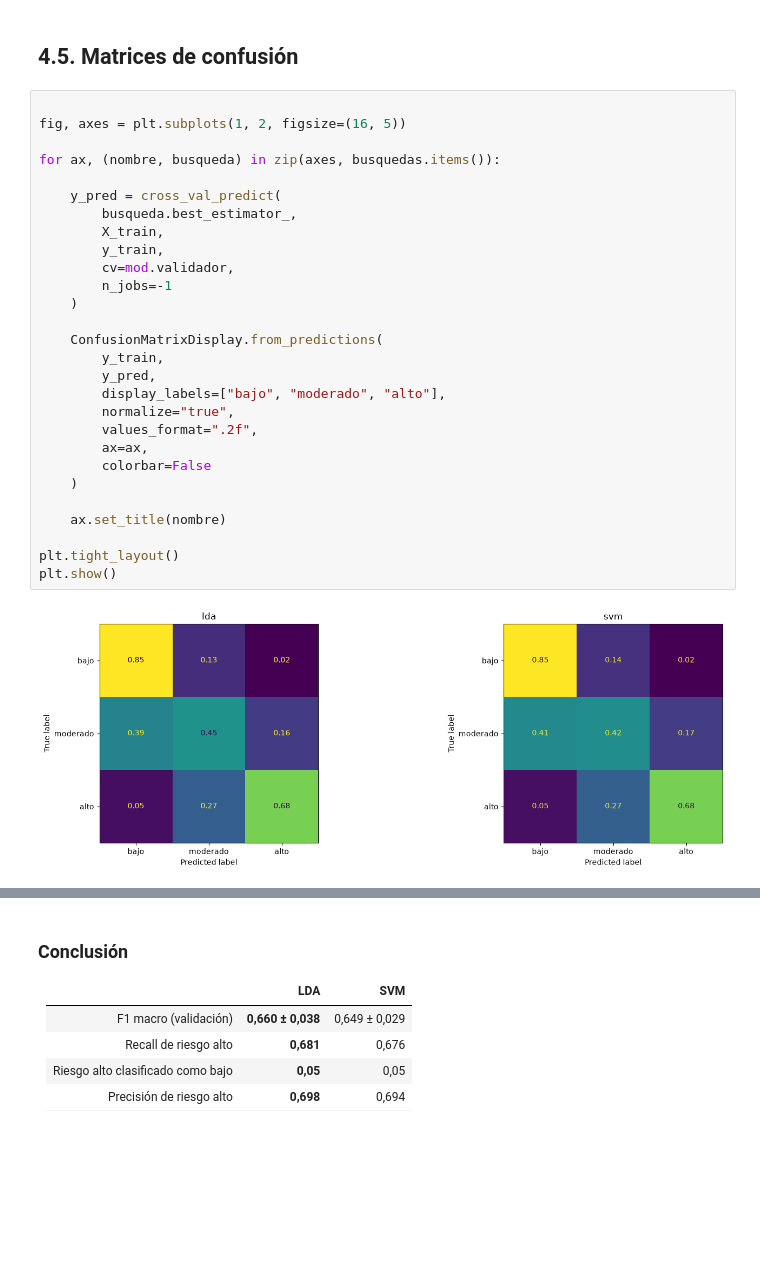
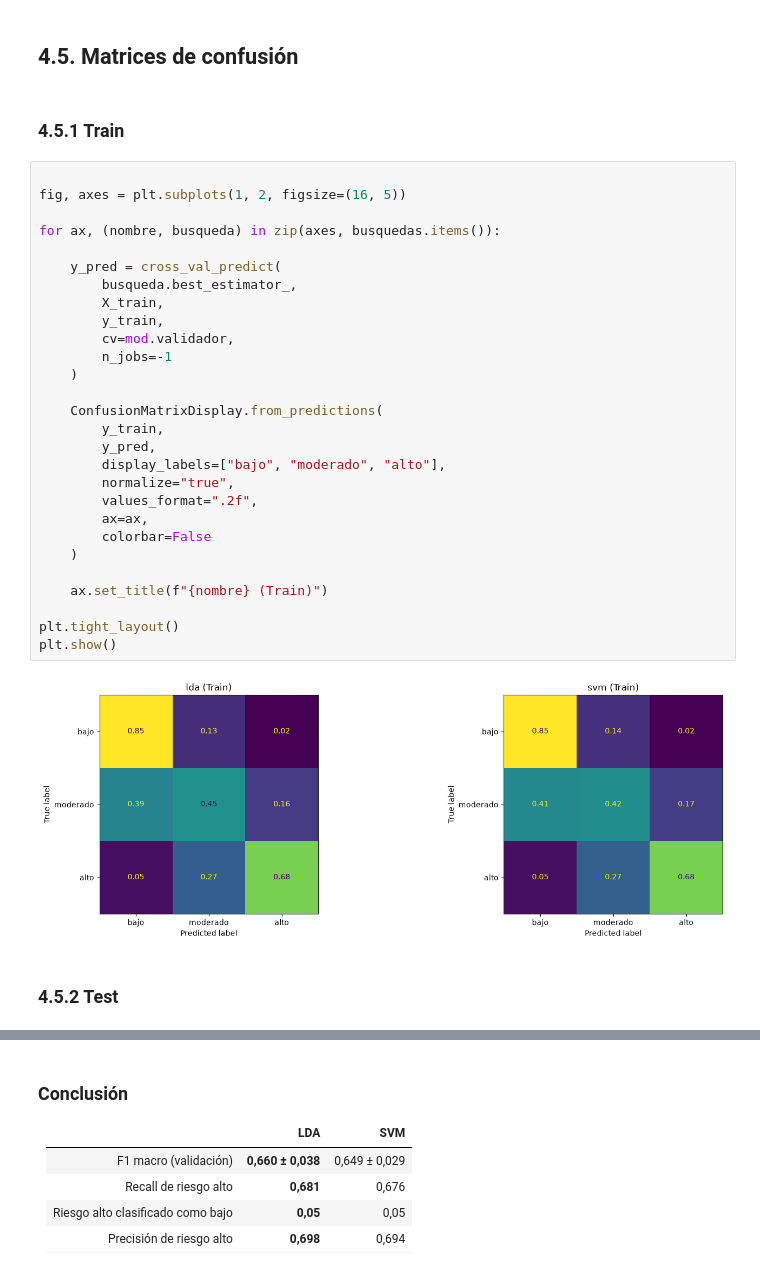
Before and after one commit to enzocastrozn/machine_learning, a Jupyter notebook: src/modelos_enzo.ipynb, the cells around one changed output, grey strips where cells are left out. Drawn from its saved outputs; the diff is of its cells as text; blank space fills up the shorter version.

```diff
--- a/src/modelos_enzo.ipynb
+++ b/src/modelos_enzo.ipynb
@@ -410,33 +418,37 @@ folds.round(3)
 | 4 | 0.620 | 0.610 | -0.009 |
 # %% [markdown]
 ## 4.5. Matrices de confusión
+# %% [markdown]
+### 4.5.1 Train
 # %%
 
 fig, axes = plt.subplots(1, 2, figsize=(16, 5))
 
 for ax, (nombre, busqueda) in zip(axes, busquedas.items()):
 
     y_pred = cross_val_predict(
         busqueda.best_estimator_,
         X_train,
         y_train,
         cv=mod.validador,
         n_jobs=-1
     )
 
     ConfusionMatrixDisplay.from_predictions(
         y_train,
         y_pred,
         display_labels=["bajo", "moderado", "alto"],
         normalize="true",
         values_format=".2f",
         ax=ax,
         colorbar=False
     )
 
-    ax.set_title(nombre)
+    ax.set_title(f"{nombre} (Train)")
 
 plt.tight_layout()
 plt.show()
 # %% [output]
-[figure, old version]
+[figure, new version]
+# %% [markdown]
+### 4.5.2 Test
```
Also changed, not shown: parts of 30 cells of this notebook, 2 other files.
